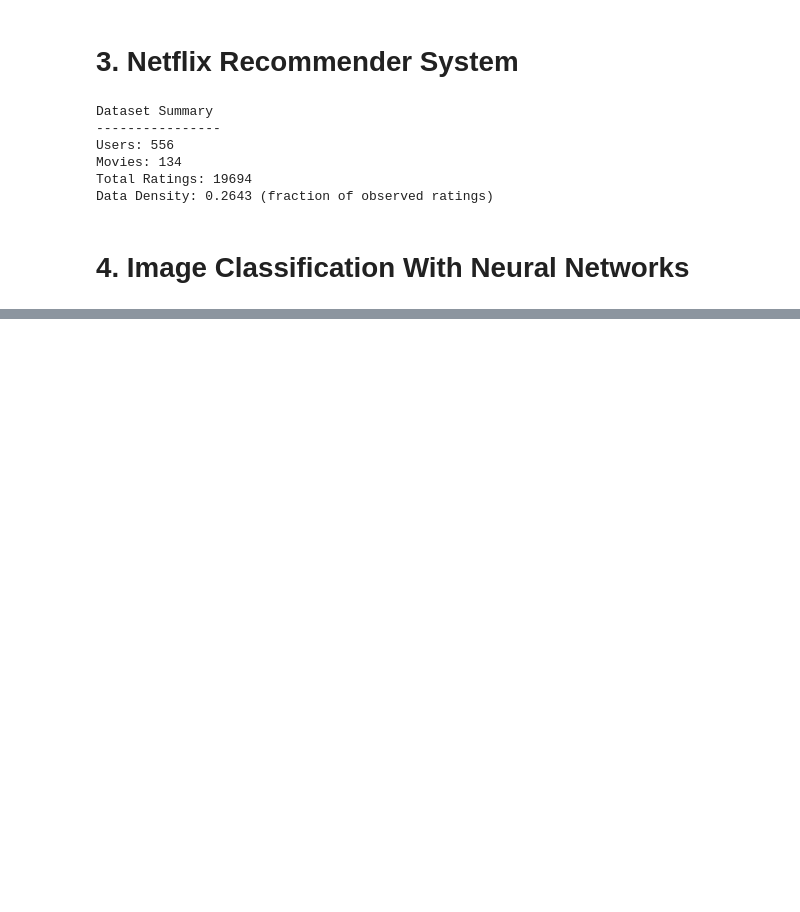
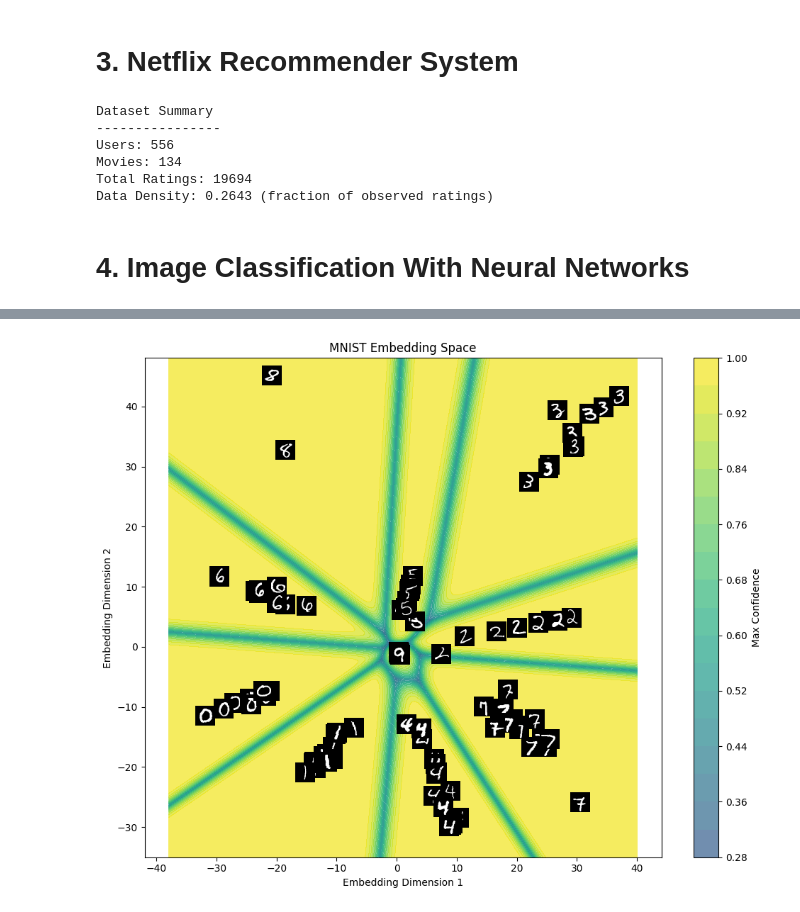
Before and after one commit to Kristufoskinas/Homework-1, a Jupyter notebook: homework_2_setup.ipynb, the cells around one changed output, grey strips where cells are left out. Saved outputs shown, nothing was run; the diff lists cells and outputs as text; code cells hidden in the pictures; blank space fills up the shorter version.

```diff
--- a/homework_2_setup.ipynb
+++ b/homework_2_setup.ipynb
@@ -1049,0 +975,87 @@ print(f"Domain Transfer Gap: {best_accuracy - fashion_acc:.2f}%")
+# %%
+"""Main training and evaluation pipeline."""
+# Edit configuration here like so
+config = Config(
+    embedding_dim   = 2,      # keep 2-D embeddings for plotting
+    num_classes     = 10,
+    epochs          = 20,     # increase training time
+    learning_rate   = 0.05,   # decrease initial LR – big stability gain
+    momentum        = 0.9,
+    weight_decay    = 1e-4,
+    dropout_rate_1  = 0.3,    # lighter dropout
+    dropout_rate_2  = 0.5,
+    batch_size      = 128,
+)
+
+print("CNN Embedding Space Learning")
+print("=" * 50)
+print(f"Using device: {config.device}")
+
+# Create data loaders
+print("\nPreparing MNIST data...")
+mnist_train_loader, mnist_test_loader = create_data_loaders(datasets.MNIST, config)
+
+# Create and setup model
+print("Building model...")
+model = EmbeddingClassifier(config.embedding_dim, config.num_classes, config)
+model = model.to(config.device)
+
+total_params = sum(p.numel() for p in model.parameters())
+print(f"Total parameters: {total_params:,}")
+
+criterion = nn.CrossEntropyLoss()
+optimizer  = torch.optim.SGD(
+    model.parameters(),
+    lr=config.learning_rate,
+    momentum=config.momentum,
+    weight_decay=config.weight_decay,
+)
+scheduler = torch.optim.lr_scheduler.StepLR(
+    optimizer, step_size=10, gamma=0.1)
+
+# Training loop
+print("\nTraining...")
+best_accuracy = 0.0
+
+for epoch in range(config.epochs):
+    print(f'\nEpoch {epoch + 1}/{config.epochs}:')
+    train_epoch(model, criterion, optimizer, mnist_train_loader, config.device)
+    test_acc, _ = evaluate_model(model, criterion, mnist_test_loader, config.device)
+    scheduler.step()
+
+    if test_acc > best_accuracy:
+        best_accuracy = test_acc
+
+# Save model
+save_model(model, best_accuracy, config)
+
+# Visualize MNIST embeddings
+print("\nVisualizing MNIST embeddings...")
+try:
+    visualize_embedding_space(model, mnist_test_loader, config, "MNIST Embedding Space")
+    plt.show()
+except Exception as e:
+    print(f"Visualization error: {e}")
+
+# Domain transfer experiment
+print("\nTesting domain transfer with Fashion-MNIST...")
+fashion_train_loader, fashion_test_loader = create_data_loaders(datasets.FashionMNIST, config)
+
+fashion_acc, _ = evaluate_model(model, criterion, fashion_test_loader, config.device)
+
+# Visualize Fashion-MNIST embeddings
+try:
+    visualize_embedding_space(
+        model, fashion_test_loader, config,
+        "Fashion-MNIST Embeddings (MNIST-trained Model)"
+    )
+    plt.show()
+except Exception as e:
+    print(f"Visualization error: {e}")
+
+# Summary
+print(f"\nResults Summary:")
+print(f"MNIST Test Accuracy: {best_accuracy:.2f}%")
+print(f"Fashion-MNIST Accuracy: {fashion_acc:.2f}%")
+print(f"Domain Transfer Gap: {best_accuracy - fashion_acc:.2f}%")
+# %% [output]
@@ -1049,0 +1084 @@ print(f"Domain Transfer Gap: {best_accuracy - fashion_acc:.2f}%")
+[figure, added]
```
Also changed, not shown: parts of 5 cells of this notebook, 17 other files.
